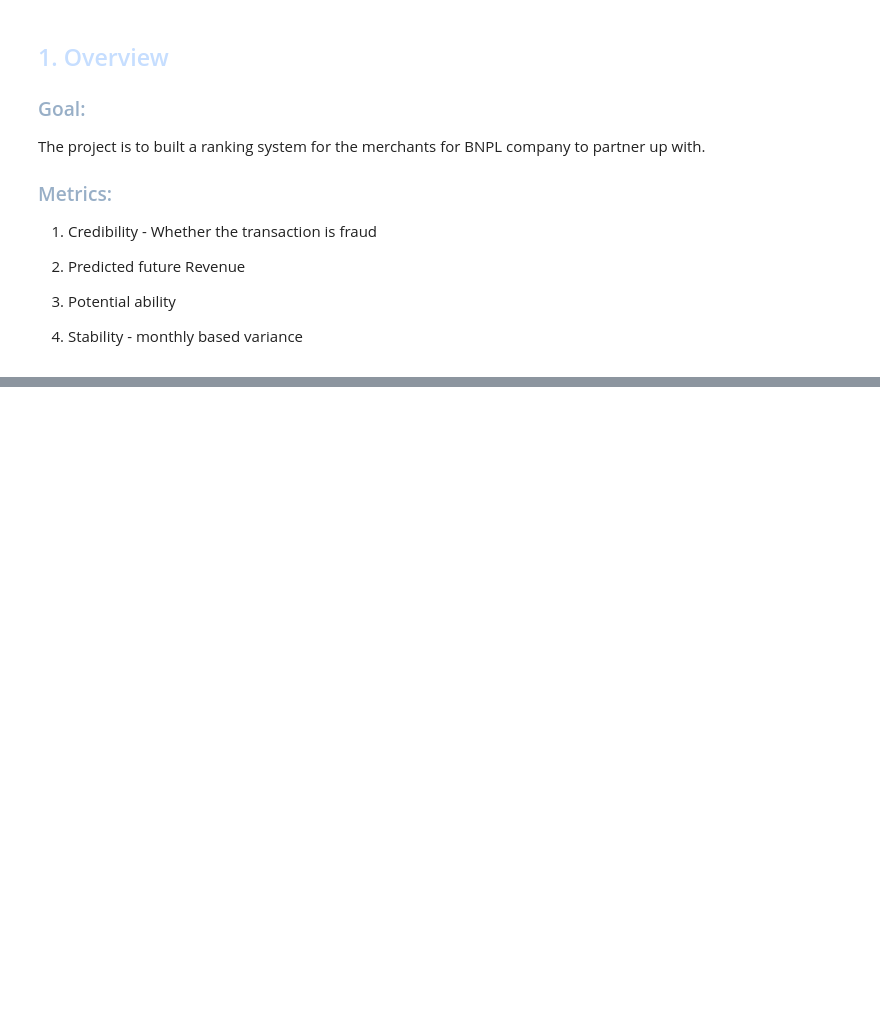
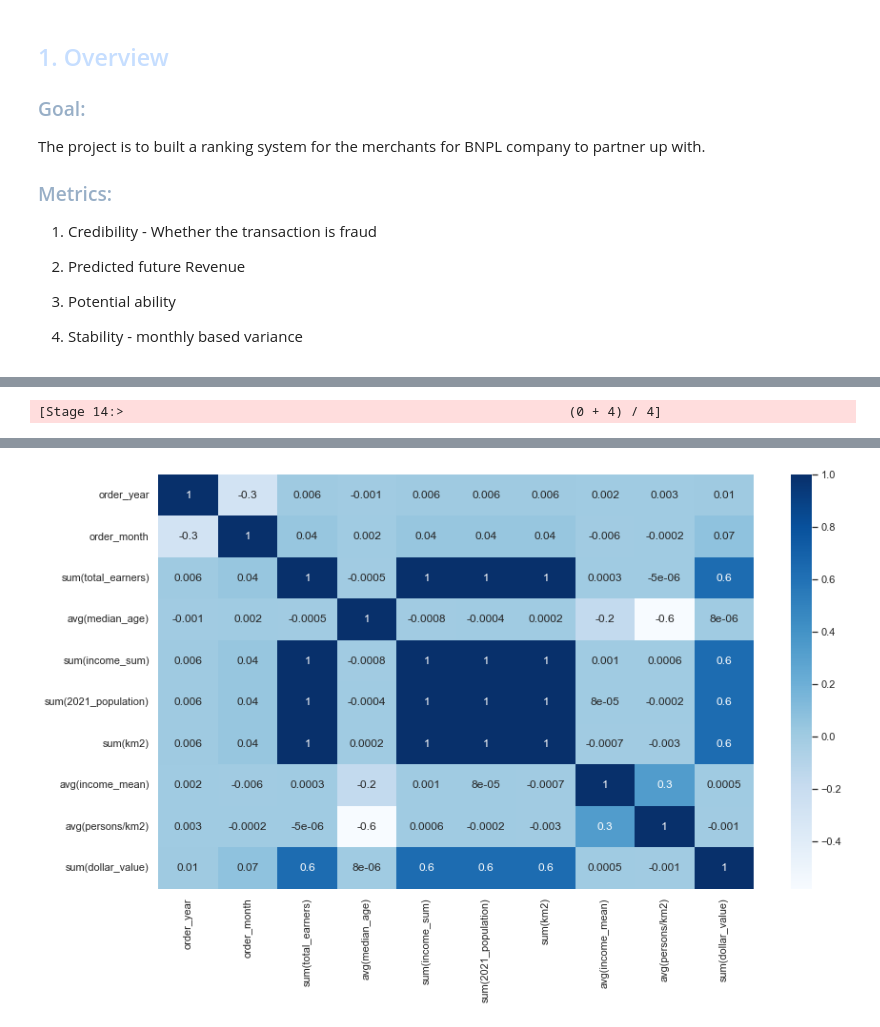
Before and after one commit to MAST30034-Applied-Data-Science/generic-buy-now-pay-later-project-group-27, a Jupyter notebook: notebooks/summary.ipynb, the cells around one changed output, grey strips where cells are left out. Drawn from its saved outputs; the diff is of its cells as text; code cells hidden in the pictures; blank space fills up the shorter version.

```diff
--- a/notebooks/summary.ipynb
+++ b/notebooks/summary.ipynb
@@ -1,5 +1,23 @@
 # %% [markdown]
 ## Summary of the project
+# %%
+from pyspark.sql import SparkSession
+from pyspark.sql.functions import *
+import pandas as pd
+import seaborn as sns
+import matplotlib.pyplot as plt
+import numpy as np
+
+
+spark = (
+    SparkSession.builder.appName("ADS project 2")
+    .config("spark.sql.repl.eagerEval.enabled", True)
+    .config("spark.sql.parquet.cacheMetadata", "true")
+    .config("spark.sql.session.timeZone", "Etc/UTC")
+    .config("spark.executor.memory", "2g")
+    .config("spark.driver.memory", "4g")
+    .getOrCreate()
+)
 # %% [markdown]
 
 <font color='#C6DEFF'><h2>1. Overview</h2></font>
@@ -71,0 +93,3 @@ We use the weighted (percentage of area of one key in the other key) average to
+# %%
+df = spark.read.parquet("../data/curated/merchant_consumer_abs")
+df
@@ -83,0 +136,17 @@ The above two features were used to train a 3-mean clustering model. The result
+# %%
+df_agg = df.groupBy(["merchant_name","order_year", "order_month"]).agg(sum("total_earners"),
+                                                                    sum("median_age"),
+                                                                    sum("income_sum"),
+                                                                    sum("2021_population"),
+                                                                    sum("km2"),
+                                                                    mean("income_mean"),
+                                                                    mean("persons/km2"),
+                                                                    sum("dollar_value"))
+#graph = pd.read_parquet('../data/curated/merchant_consumer_abs')
+graph = df_agg.toPandas()
+plt.figure(figsize=(14,8))
+sns.set_theme(style="white")
+corr = graph.corr()
+heatmap = sns.heatmap(corr, annot=True, cmap="Blues", fmt='.1g')
+# %% [output]
+[Stage 14:>                                                         (0 + 4) / 4]
@@ -83,0 +157 @@ The above two features were used to train a 3-mean clustering model. The result
+[figure, added]
```
Also changed, not shown: parts of 29 cells of this notebook, 9 other files.
